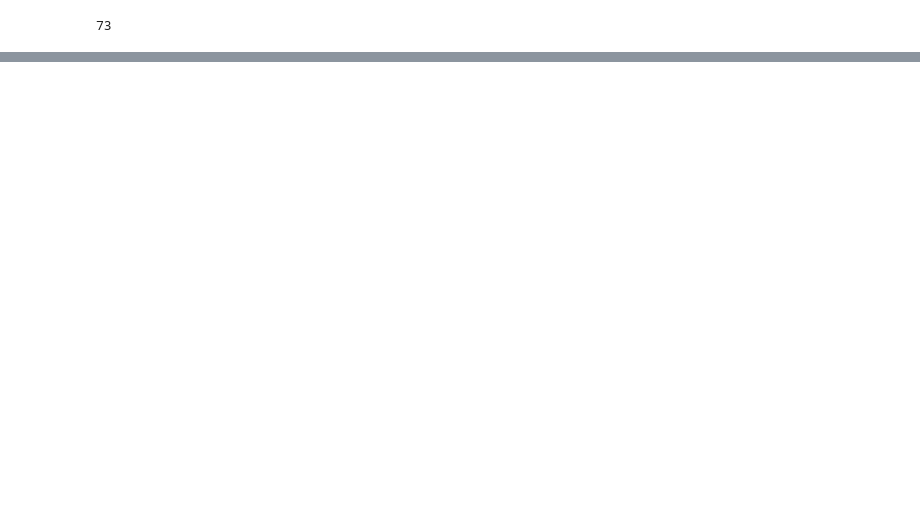
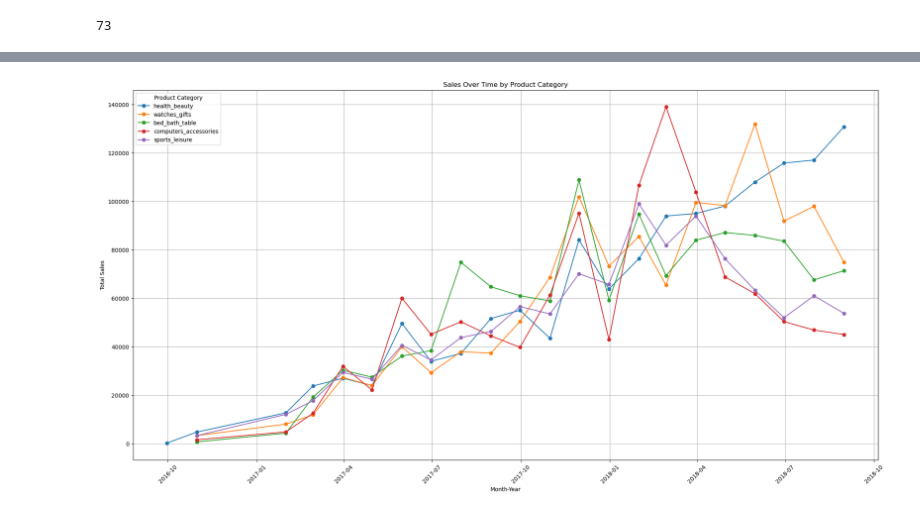
Before and after one commit to popraf/Demand-Forecasting, a Jupyter notebook: EDA.ipynb, the cells around one changed output, grey strips where cells are left out. Drawn from its saved outputs; the diff is of its cells as text; code cells hidden in the pictures; blank space fills up the shorter version.

```diff
--- a/EDA.ipynb
+++ b/EDA.ipynb
@@ -156,0 +174,20 @@ order_items = order_items.dropna(subset=['product_category_name'])
+# %%
+# Drop redundant data, not related to this task
+# As this is just a demonstration, we won't be adding information such as holidays for a different set of countries the customers are from etc
+order_items = order_items.drop(columns=['seller_id','freight_value','shipping_limit_date','product_category_name'])
+# %%
+# As I understand correctly per obtained dict, ['price'] is 'item price'
+# and ['order_item_id'] is 'sequential number identifying number of items included in the same order.'.
+# Therefore, total sales value is as follows: ['Total Sales'] = ['price'] * ['order_item_id']
+order_items['total_sales'] = order_items['price'] * order_items['order_item_id']
+# %%
+# Add a set of information regarding sale timestamp
+order_items['Purchase Date'] = order_items['order_purchase_timestamp'].dt.to_period('D')
+order_items['Purchase Year-Month'] = order_items['order_purchase_timestamp'].dt.to_period('M')
+order_items['Purchase Year'] = order_items['order_purchase_timestamp'].dt.to_period('Y')
+order_items['Purchase Month'] = order_items['order_purchase_timestamp'].dt.month
+order_items['Purchase Day Name'] = order_items['order_purchase_timestamp'].dt.day_name()
+order_items['Purchase Day'] = order_items['order_purchase_timestamp'].dt.day
+order_items['Purchase Week of Year'] = order_items['order_purchase_timestamp'].dt.isocalendar().week
+
+order_items
@@ -168,0 +256,35 @@ order_items['product_category_name'].nunique()
+# %%
+# visualize sales over time by top 5 categories for each year month
+
+# group data by date and product category, then sum the prices
+sales_over_time = order_items.groupby([
+    pd.Grouper(key='order_purchase_timestamp', freq='ME'),
+    'product_category_name_english'
+])['total_sales'].sum().reset_index()
+sales_over_time.columns = ['Year-Month', 'Product Category', 'Total Sales'] # rename columns for clarity
+
+# calculate total sales for each product category
+total_sales_per_category = sales_over_time.groupby('Product Category')['Total Sales'].sum().reset_index()
+
+# select the top 5 product categories by sales
+top_categories = total_sales_per_category.nlargest(5, 'Total Sales')['Product Category']
+
+# filter data to only include the top 5 categories
+filtered_sales_over_time = sales_over_time[sales_over_time['Product Category'].isin(top_categories)]
+
+# create the sales over time plot for the top 5 product categories
+plt.figure(figsize=(24,12))
+
+for category in top_categories:
+    category_data = filtered_sales_over_time[filtered_sales_over_time['Product Category'] == category]
+    plt.plot(category_data['Year-Month'], category_data['Total Sales'], marker='o', label=category)
+
+plt.title('Sales Over Time by Product Category')
+plt.xlabel('Year-Month')
+plt.ylabel('Total Sales')
+plt.legend(title='Product Category')
+plt.xticks(rotation=45)
+plt.grid(True)
+plt.show()
+# %% [output]
+[figure, added]
```
Also changed, not shown: parts of 9 cells of this notebook.
